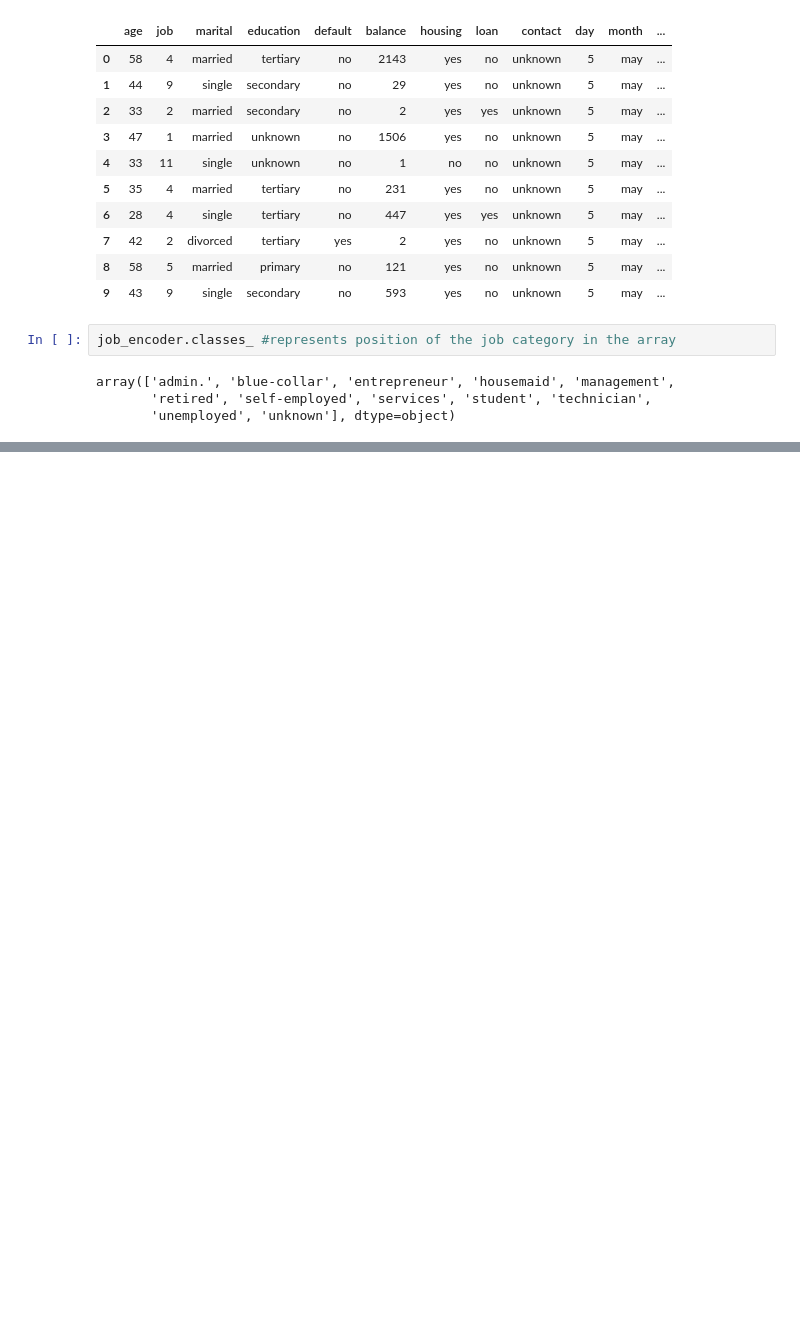
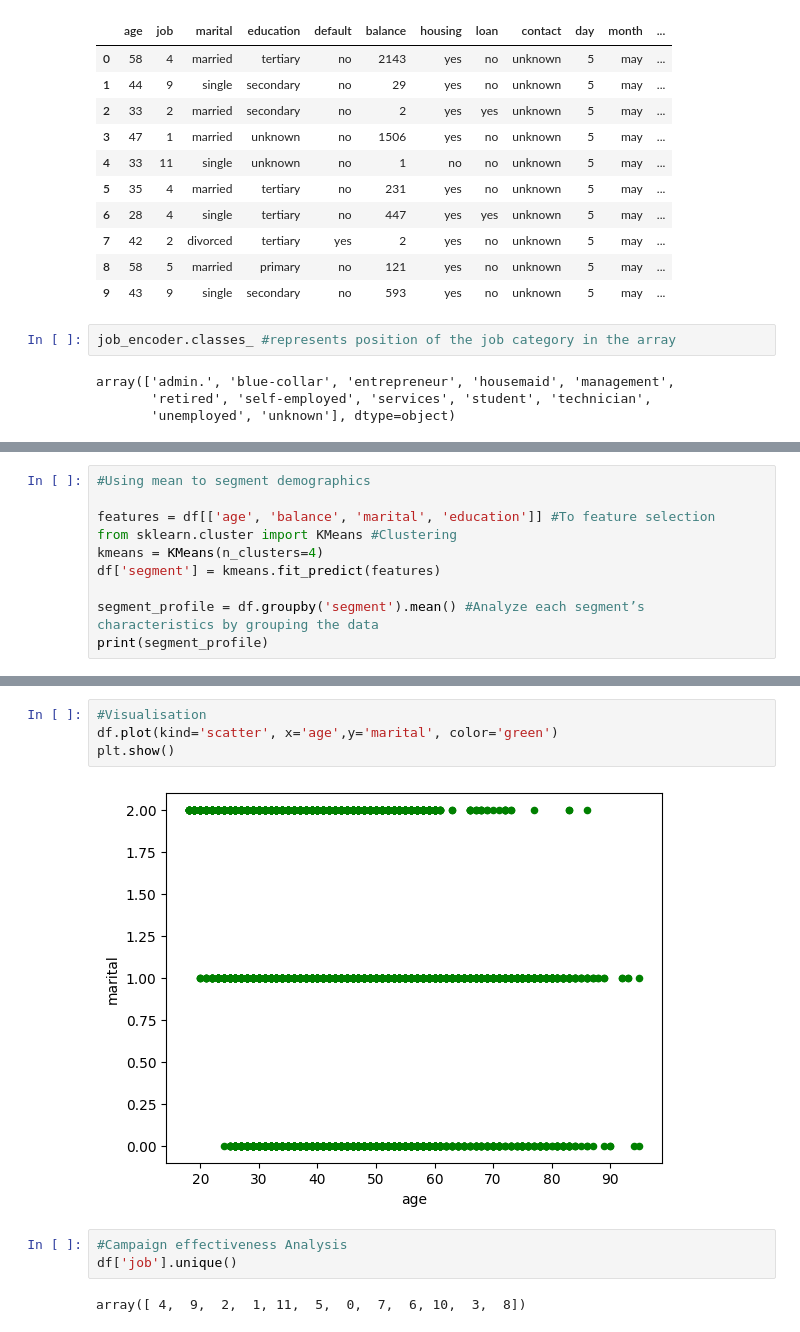
Before and after one commit to dhanishgb/DhanishtaBabooramHackathon1-143, a Jupyter notebook: DatasetAnalysis.ipynb, the cells around one changed output, grey strips where cells are left out. Saved outputs shown, nothing was run; the diff lists cells and outputs as text; blank space fills up the shorter version.

```diff
--- a/DatasetAnalysis.ipynb
+++ b/DatasetAnalysis.ipynb
@@ -204,0 +200,10 @@ df.head(10)
+# %%
+#Using mean to segment demographics
+
+features = df[['age', 'balance', 'marital', 'education']] #To feature selection
+from sklearn.cluster import KMeans #Clustering
+kmeans = KMeans(n_clusters=4)
+df['segment'] = kmeans.fit_predict(features)
+
+segment_profile = df.groupby('segment').mean() #Analyze each segment’s characteristics by grouping the data
+print(segment_profile)
@@ -204,0 +231,11 @@ df.head(10)
+# %%
+#Visualisation
+df.plot(kind='scatter', x='age',y='marital', color='green')
+plt.show()
+# %% [output]
+[figure, added]
+# %%
+#Campaign effectiveness Analysis
+df['job'].unique()
+# %% [output]
+array([ 4,  9,  2,  1, 11,  5,  0,  7,  6, 10,  3,  8])
```
Also changed, not shown: parts of 20 cells of this notebook.
